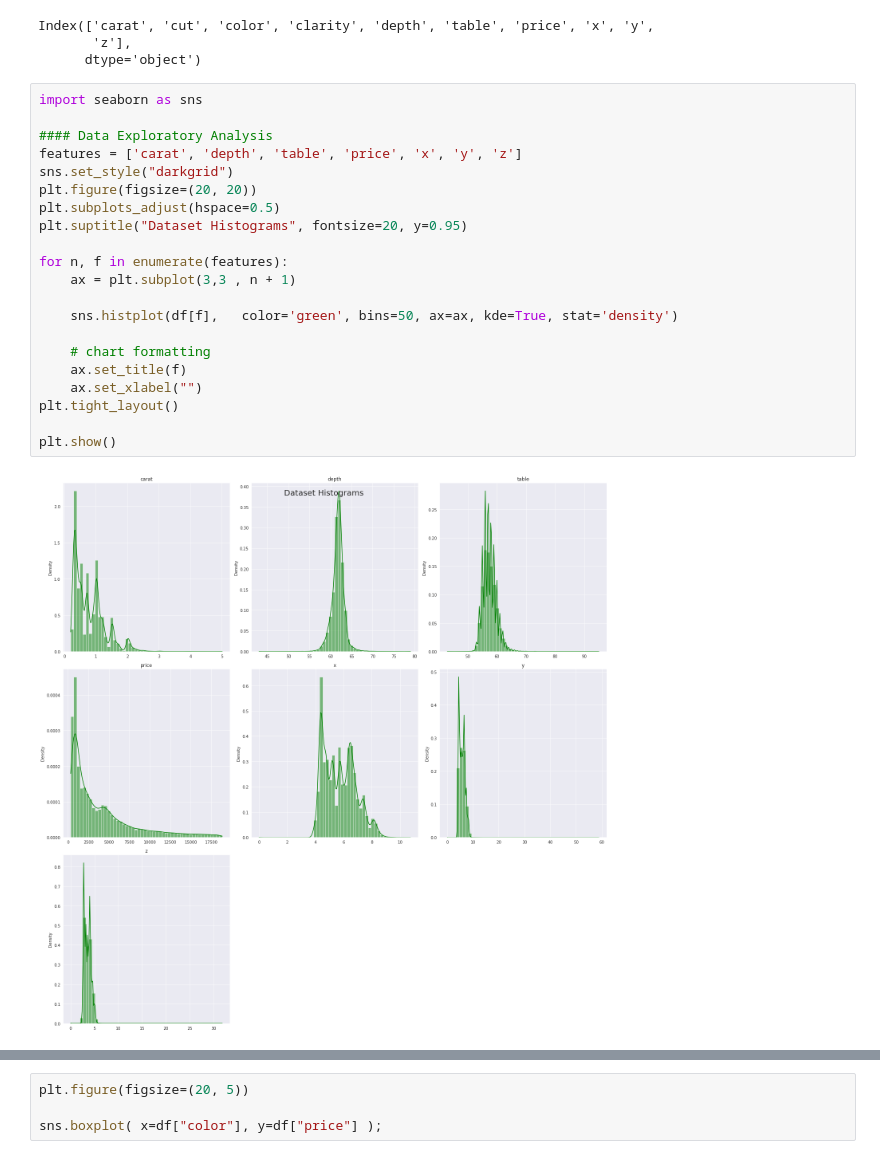
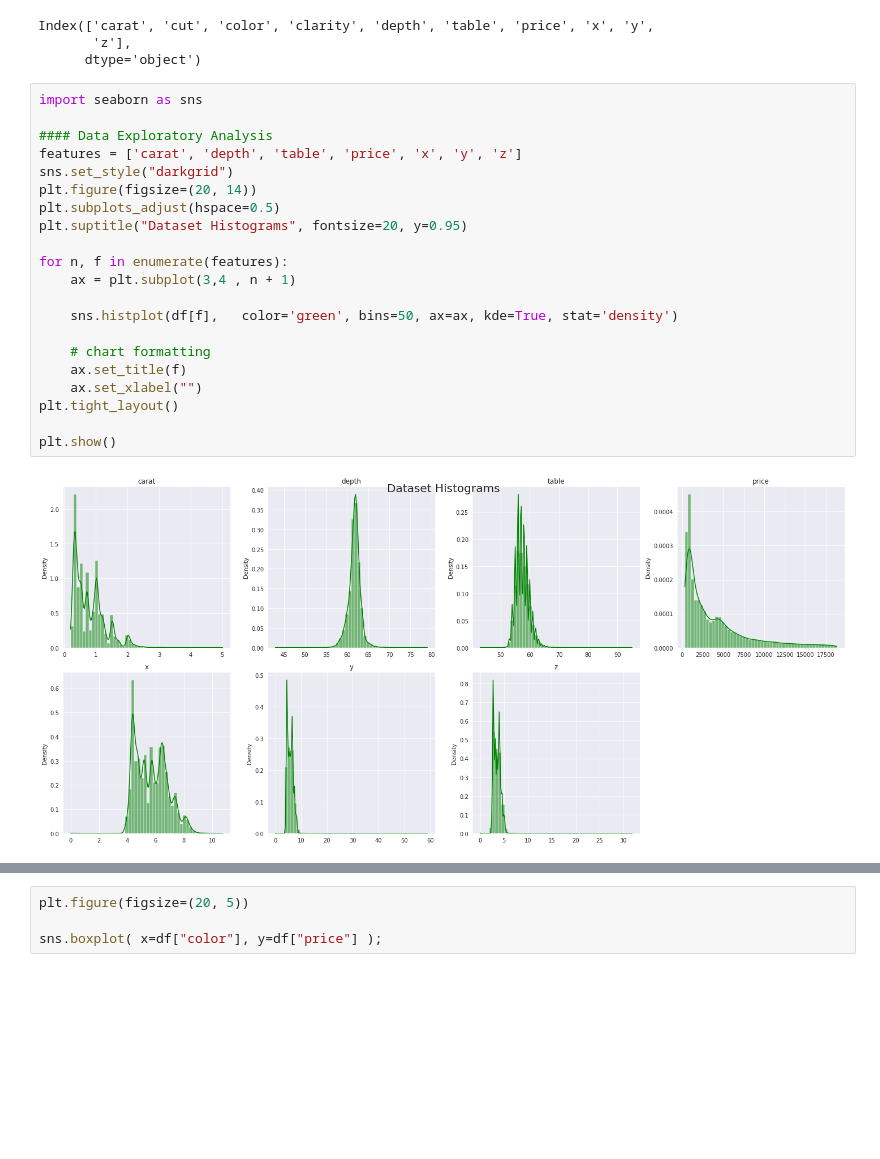
Before and after one commit to castorgit/Analytics_for_Retail, a Jupyter notebook: 09_Sensitivity_Analysis/01_Diamonds_sensitivity_analysis.ipynb, the cells around one changed output, grey strips where cells are left out. Cells and saved outputs as stored; diff of their text form; blank space fills up the shorter version.

```diff
--- a/09_Sensitivity_Analysis/01_Diamonds_sensitivity_analysis.ipynb
+++ b/09_Sensitivity_Analysis/01_Diamonds_sensitivity_analysis.ipynb
@@ -34,25 +20,25 @@ Index(['carat', 'cut', 'color', 'clarity', 'depth', 'table', 'price', 'x', 'y',
 # %%
 import seaborn as sns
 
 #### Data Exploratory Analysis
 features = ['carat', 'depth', 'table', 'price', 'x', 'y', 'z']
 sns.set_style("darkgrid")
-plt.figure(figsize=(20, 20))
+plt.figure(figsize=(20, 14))
 plt.subplots_adjust(hspace=0.5)
 plt.suptitle("Dataset Histograms", fontsize=20, y=0.95)
 
 for n, f in enumerate(features):
-    ax = plt.subplot(3,3 , n + 1)
+    ax = plt.subplot(3,4 , n + 1)
 
     sns.histplot(df[f],   color='green', bins=50, ax=ax, kde=True, stat='density')
 
     # chart formatting
     ax.set_title(f)
     ax.set_xlabel("")
 plt.tight_layout()
 
 plt.show()
 # %% [output]
-[figure, old version]
+[figure, new version]
 # %%
 # Boxplot
```
Also changed, not shown: parts of 15 cells of this notebook.
